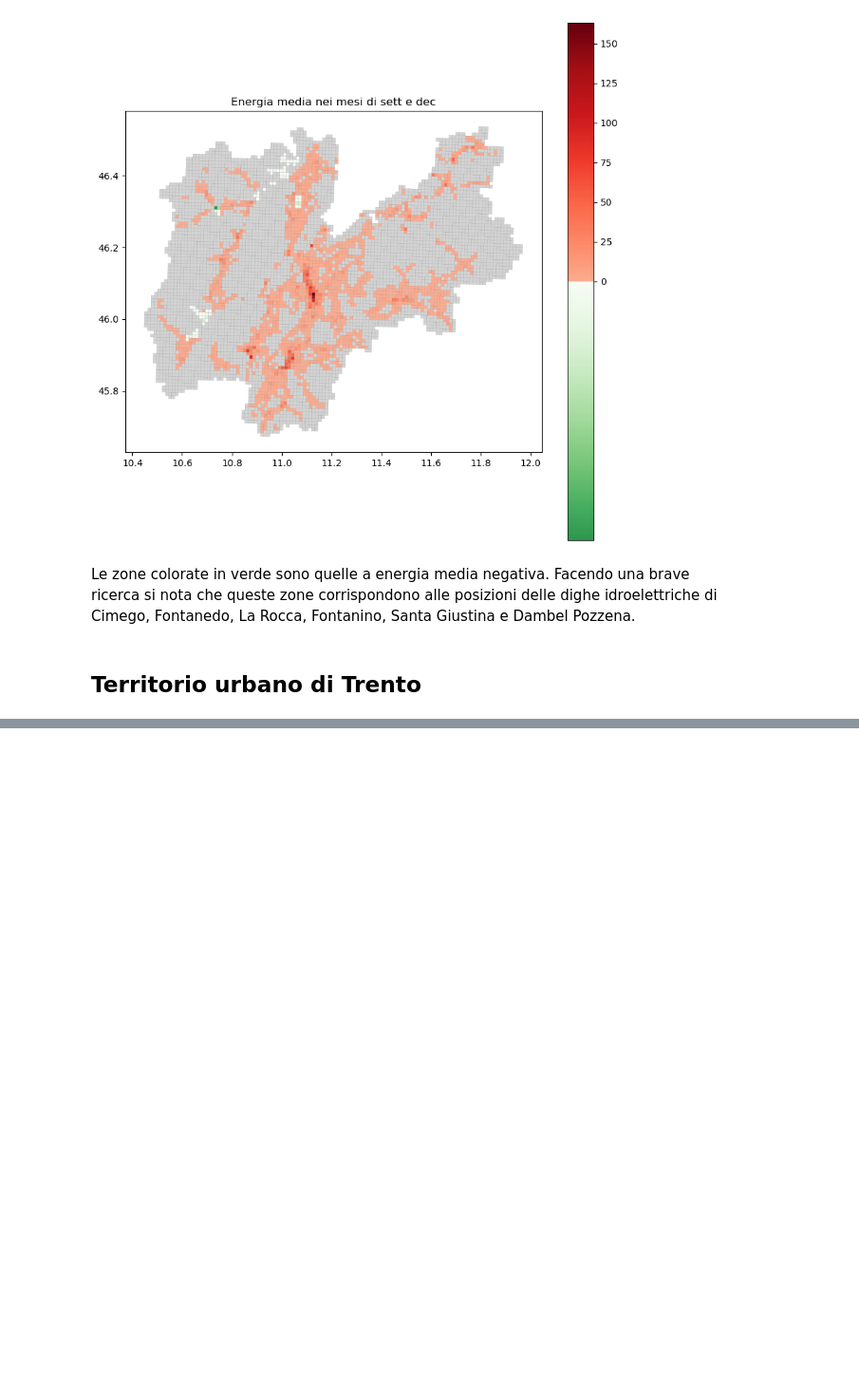
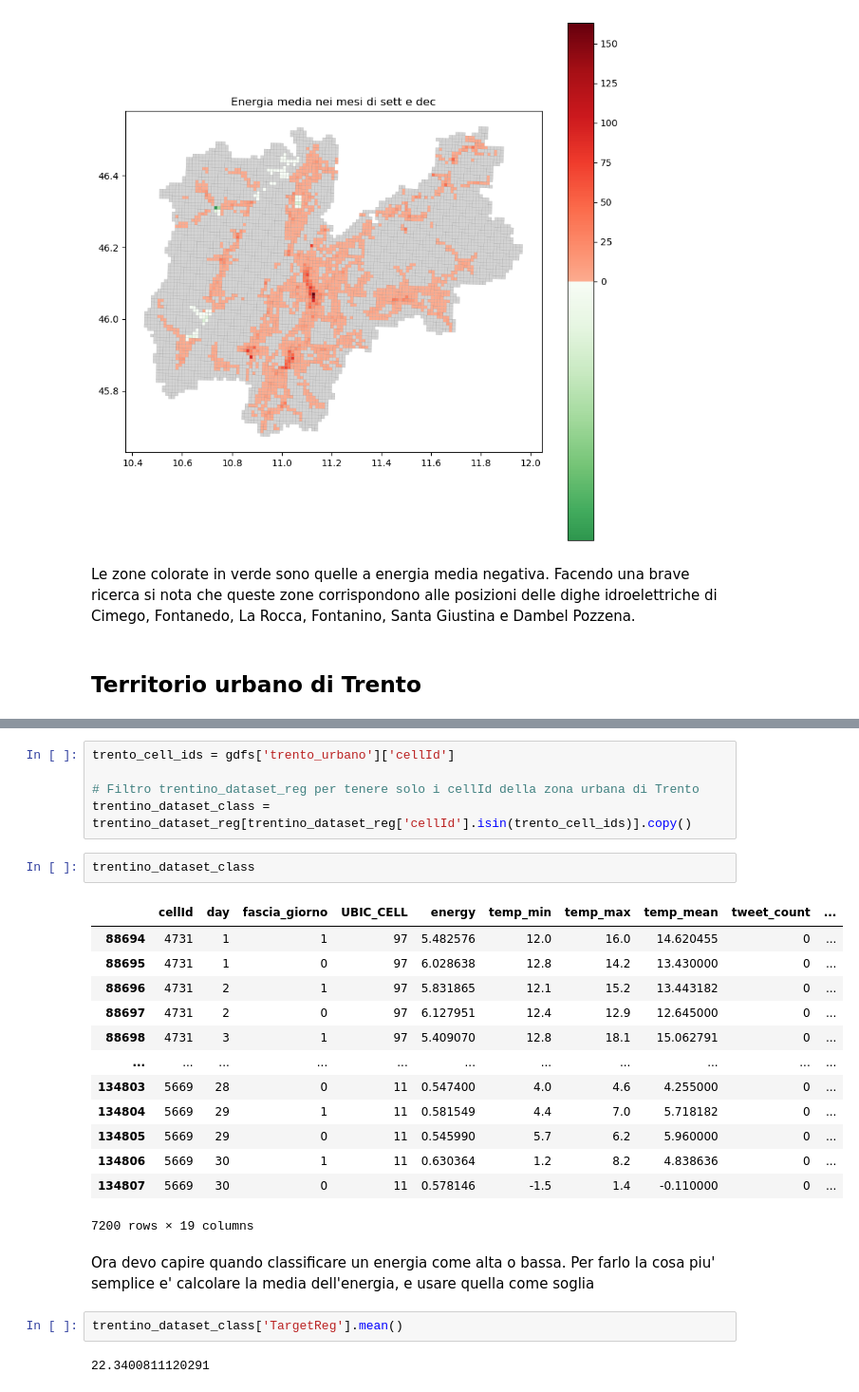
Before and after one commit to alessandro-turino/Data_science_project_UniTn, a Jupyter notebook: ProjectEDA.ipynb, the cells around one changed output, grey strips where cells are left out. Shown at 95% size. Drawn from its saved outputs; the diff is of its cells as text; blank space fills up the shorter version.

```diff
--- a/ProjectEDA.ipynb
+++ b/ProjectEDA.ipynb
@@ -1193,0 +1242,27 @@ plt.show()
+# %%
+trento_cell_ids = gdfs['trento_urbano']['cellId']
+
+# Filtro trentino_dataset_reg per tenere solo i cellId della zona urbana di Trento
+trentino_dataset_class = trentino_dataset_reg[trentino_dataset_reg['cellId'].isin(trento_cell_ids)].copy()
+# %%
+trentino_dataset_class
+# %% [output]
+|  | cellId | day | fascia_giorno | UBIC_CELL | energy | temp_min | temp_max | temp_mean | tweet_count | ... |
+| 88694 | 4731 | 1 | 1 | 97 | 5.482576 | 12.0 | 16.0 | 14.620455 | 0 | ... |
+| 88695 | 4731 | 1 | 0 | 97 | 6.028638 | 12.8 | 14.2 | 13.430000 | 0 | ... |
+| 88696 | 4731 | 2 | 1 | 97 | 5.831865 | 12.1 | 15.2 | 13.443182 | 0 | ... |
+| 88697 | 4731 | 2 | 0 | 97 | 6.127951 | 12.4 | 12.9 | 12.645000 | 0 | ... |
+| 88698 | 4731 | 3 | 1 | 97 | 5.409070 | 12.8 | 18.1 | 15.062791 | 0 | ... |
+| ... | ... | ... | ... | ... | ... | ... | ... | ... | ... | ... |
+| 134803 | 5669 | 28 | 0 | 11 | 0.547400 | 4.0 | 4.6 | 4.255000 | 0 | ... |
+| 134804 | 5669 | 29 | 1 | 11 | 0.581549 | 4.4 | 7.0 | 5.718182 | 0 | ... |
+| 134805 | 5669 | 29 | 0 | 11 | 0.545990 | 5.7 | 6.2 | 5.960000 | 0 | ... |
+| 134806 | 5669 | 30 | 1 | 11 | 0.630364 | 1.2 | 8.2 | 4.838636 | 0 | ... |
+| 134807 | 5669 | 30 | 0 | 11 | 0.578146 | -1.5 | 1.4 | -0.110000 | 0 | ... |
+7200 rows × 19 columns
+# %% [markdown]
+Ora devo capire quando classificare un energia come alta o bassa. Per farlo la cosa piu' semplice e' calcolare la media dell'energia, e usare quella come soglia
+# %%
+trentino_dataset_class['TargetReg'].mean()
+# %% [output]
+22.3400811120291
```
Also changed, not shown: parts of 14 cells of this notebook.
